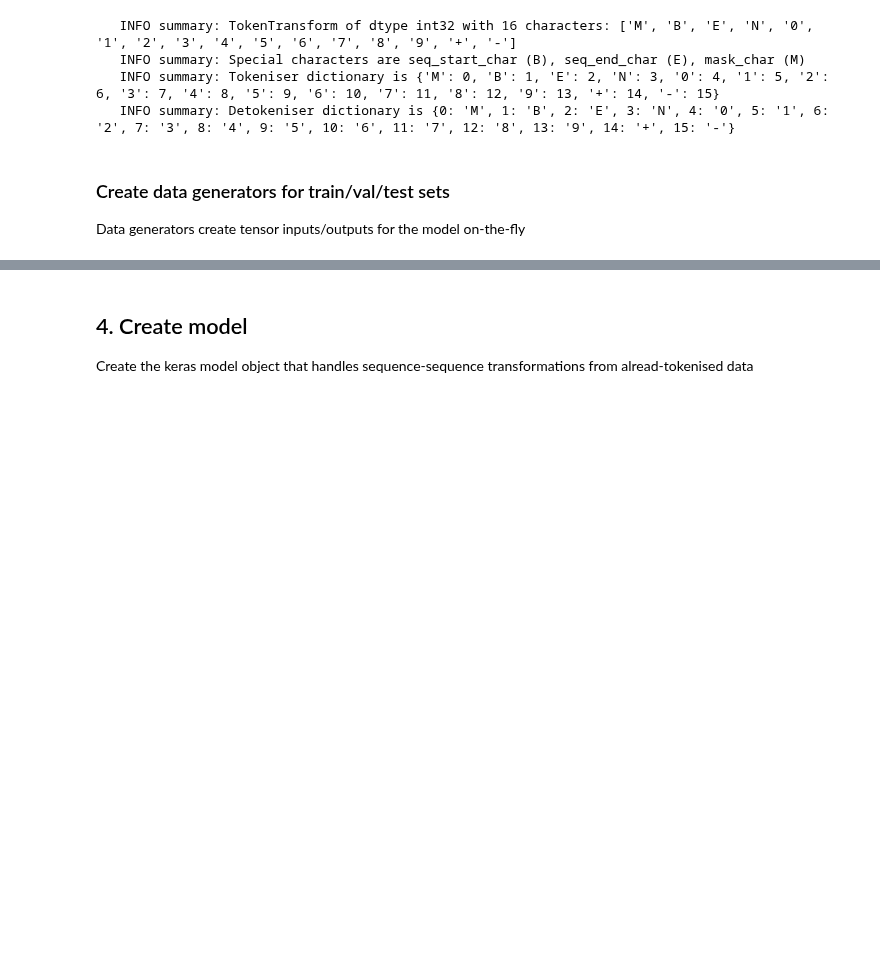
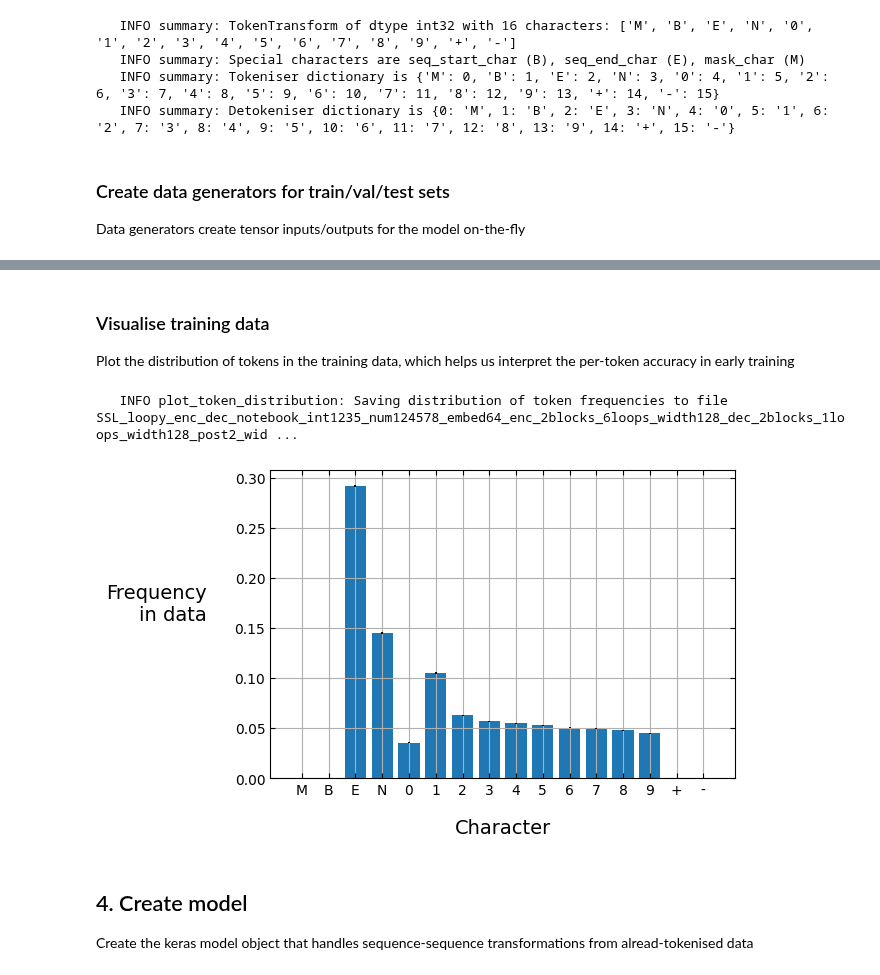
Before and after one commit to sbmenary/ML-sandbox, a Jupyter notebook: Project_Maths_Transformer/2_unsupervised_learning/unsupervised_learning_addition_model_generator.ipynb, the cells around one changed output, grey strips where cells are left out. Saved outputs shown, nothing was run; the diff lists cells and outputs as text; code cells hidden in the pictures; blank space fills up the shorter version.

```diff
--- a/Project_Maths_Transformer/2_unsupervised_learning/unsupervised_learning_addition_model_generator.ipynb
+++ b/Project_Maths_Transformer/2_unsupervised_learning/unsupervised_learning_addition_model_generator.ipynb
@@ -286,3 +300,16 @@ train_gen, train_gen_reproducible, val_gen, test_gen = backend.get_data_generato
+# %% [markdown]
+###  Visualise training data
+
+Plot the distribution of tokens in the training data, which helps us interpret the per-token accuracy in early training
+# %%
+##=========================================================##
+##   Quickly visualise distribution of token frequencies   ##
+##=========================================================##
+
+backend.plot_token_distribution(train_gen, savefig=f"{working_dir}/token_distribution.pdf")
+# %% [output]
+   INFO plot_token_distribution: Saving distribution of token frequencies to file SSL_loopy_enc_dec_notebook_int1235_num124578_embed64_enc_2blocks_6loops_width128_dec_2blocks_1loops_width128_post2_wid ...
+[figure, added]
 # %% [markdown]
 ##  4.  Create model
 
```
Also changed, not shown: parts of 12 cells of this notebook, 3 other files.
